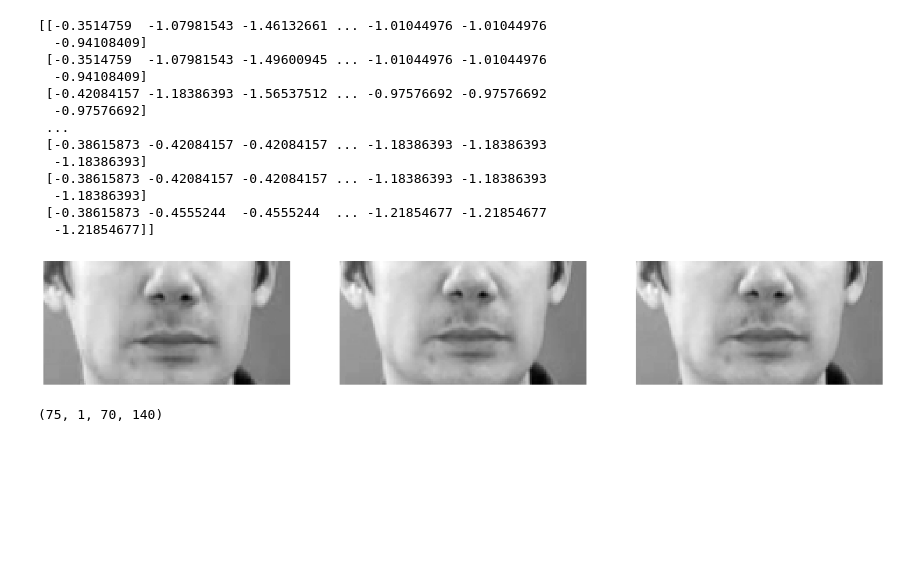
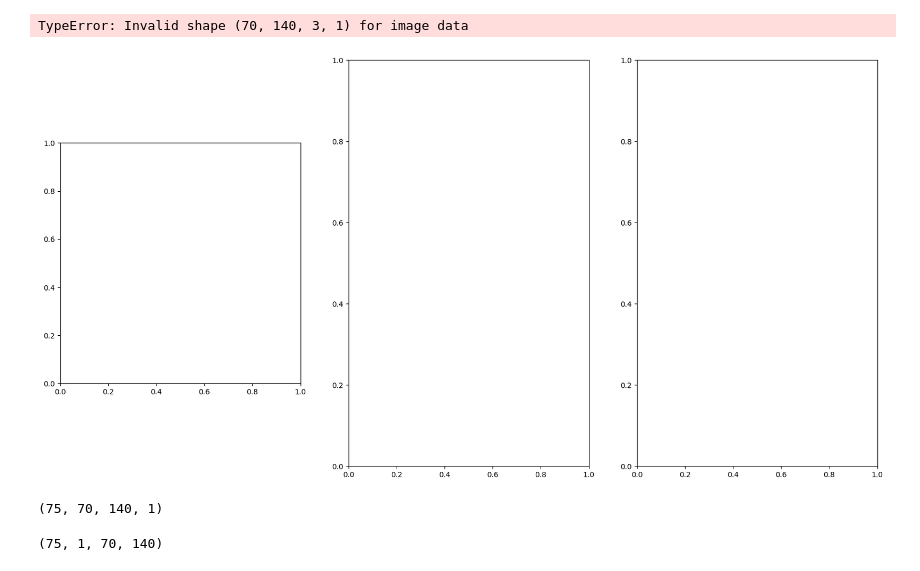
Before and after one commit to liazylee/lip_reading, a Jupyter notebook: src/lipNet/pytorch_lipNet/function_test.ipynb, the cells around one changed output. Saved outputs shown, nothing was run; the diff lists cells and outputs as text; code cells hidden in the pictures; blank space fills up the shorter version.

```diff
--- a/src/lipNet/pytorch_lipNet/function_test.ipynb
+++ b/src/lipNet/pytorch_lipNet/function_test.ipynb
@@ -28,22 +26,22 @@ def mouth_extractor(file_path: str, scale_factor=1.3, min_neighbors=5, mouth_siz
             ret, frame = cap.read()
             if not ret:
                 raise Exception("Error: Could not read frame.")
-            gray = cv2.cvtColor(frame, cv2.COLOR_BGR2GRAY)  # Convert to grayscale
-            faces = face_cascade.detectMultiScale(gray, scale_factor, min_neighbors)
+            # 参数分别为低阈值和高阈值
+            faces = face_cascade.detectMultiScale(frame, scale_factor, min_neighbors)
             for (x, y, w, h) in faces:
-                mouth_roi = frame[y + int(h / 2):y + h, x:x + w]
+                mouth_roi = frame[y + int(h / 2):y + h, x:x + w, :]
+
                 mouth_roi = cv2.resize(mouth_roi, mouth_size)
-                mouth_roi = cv2.cvtColor(mouth_roi, cv2.COLOR_BGR2GRAY)
                 frames.append(mouth_roi)
 
         cap.release()
 
         # Normalize frames
-        frames = np.array(frames)
-        mean = np.mean(frames)
+        frames_tensor = np.array(frames)
+        mean = np.mean(frames_tensor)
         std = np.std(frames)
         frames_tensor = (frames - mean) / std
-        frames_tensor = np.expand_dims(frames_tensor, axis=1)
+        # frames_tensor = np.expand_dims(frames_tensor, axis=-1)
         # Save as npy file
 
         np.save(base_path + '.npy', frames_tensor)
@@ -51,11 +49,12 @@ def mouth_extractor(file_path: str, scale_factor=1.3, min_neighbors=5, mouth_siz
     else:
         raise Exception("Error: File format not supported.")
 # %%
-frames_tensor=mouth_extractor('/home/liazylee/jobs/python/AI/lip_reading/src/lipNet/data/s1/bbbmzn.mpg')
+frames_tensor = mouth_extractor('/Users/zhenyili/research project/src/lipNet/data/s1/bbbmzn.mpg')
 print(frames_tensor.shape)
 # show the first 10 frames the np shape is (75, 1, 70, 140)
 fig, ax = plt.subplots(1, 4, figsize=(20, 10))
+print(frames_tensor[0])
 for i in range(4):
-    ax[i].imshow(frames_tensor[i].squeeze(0), cmap='gray')
-    ax[i].axis('off') # no axes for this plot
+    ax[i].imshow(frames_tensor[i])
+    # ax[i].axis('off')  # no axes for this plot
 # %% [output]
@@ -64,3 +79,11 @@ for i in range(4):
 # %%
+frames_tensor = mouth_extractor('/Users/zhenyili/research project/src/lipNet/data/s1/bbbmzn.mpg')
 print(frames_tensor.shape)
+# show the first 10 frames the np shape is (75, 1, 70, 140)
+fig, ax = plt.subplots(1, 4, figsize=(20, 10))
+frames_tensor = np.clip(frames_tensor, 0, 1)
+print(frames_tensor[0])
+for i in range(4):
+    ax[i].imshow(frames_tensor[i])
+    # ax[i].axis('off')  # no axes for this plot
 # %% [output]
@@ -68,26 +108,18 @@ print(frames_tensor.shape)
 # %%
-frames_tensor=mouth_extractor('../data/s1/bbbmzn.mpg')
+frames_tensor = mouth_extractor('../data/s1/bbbmzn.mpg')
 # show the first 10 frames
 fig, ax = plt.subplots(1, 3, figsize=(20, 10))
 for i in range(3):
-    ax[i].imshow(frames_tensor[i], cmap='gray')
-    ax[i].axis('off') # no axes for this plot
+    ax[i].imshow(frames_tensor[i], )
+    ax[i].axis('off')  # no axes for this plot
 plt.show()
 # %% [output]
-[[-0.3514759  -1.07981543 -1.46132661 ... -1.01044976 -1.01044976
-  -0.94108409]
- [-0.3514759  -1.07981543 -1.49600945 ... -1.01044976 -1.01044976
-  -0.94108409]
- [-0.42084157 -1.18386393 -1.56537512 ... -0.97576692 -0.97576692
-  -0.97576692]
- ...
- [-0.38615873 -0.42084157 -0.42084157 ... -1.18386393 -1.18386393
-  -1.18386393]
- [-0.38615873 -0.42084157 -0.42084157 ... -1.18386393 -1.18386393
-  -1.18386393]
- [-0.38615873 -0.4555244  -0.4555244  ... -1.21854677 -1.21854677
-  -1.21854677]]
+TypeError: Invalid shape (70, 140, 3, 1) for image data
-[figure, old version]
+[figure, new version]
+# %%
+np.load('/Users/zhenyili/research project/src/lipNet/data/s1/bbbmzn.npy').shape
+# %% [output]
+(75, 70, 140, 1)
 # %%
 np.load('/home/liazylee/jobs/python/AI/lip_reading/src/lipNet/data/s1/bbbmzn.npy').shape
 # %% [output]
```
Also changed, not shown: parts of 18 cells of this notebook, 7 other files.
